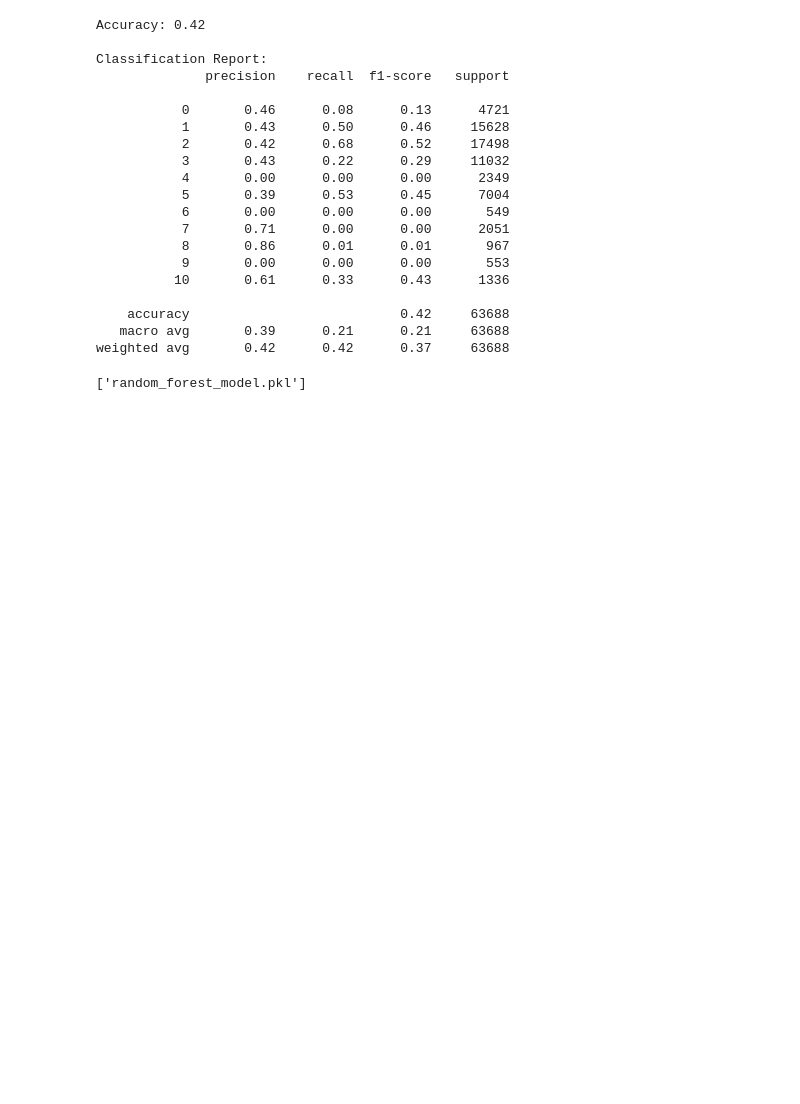
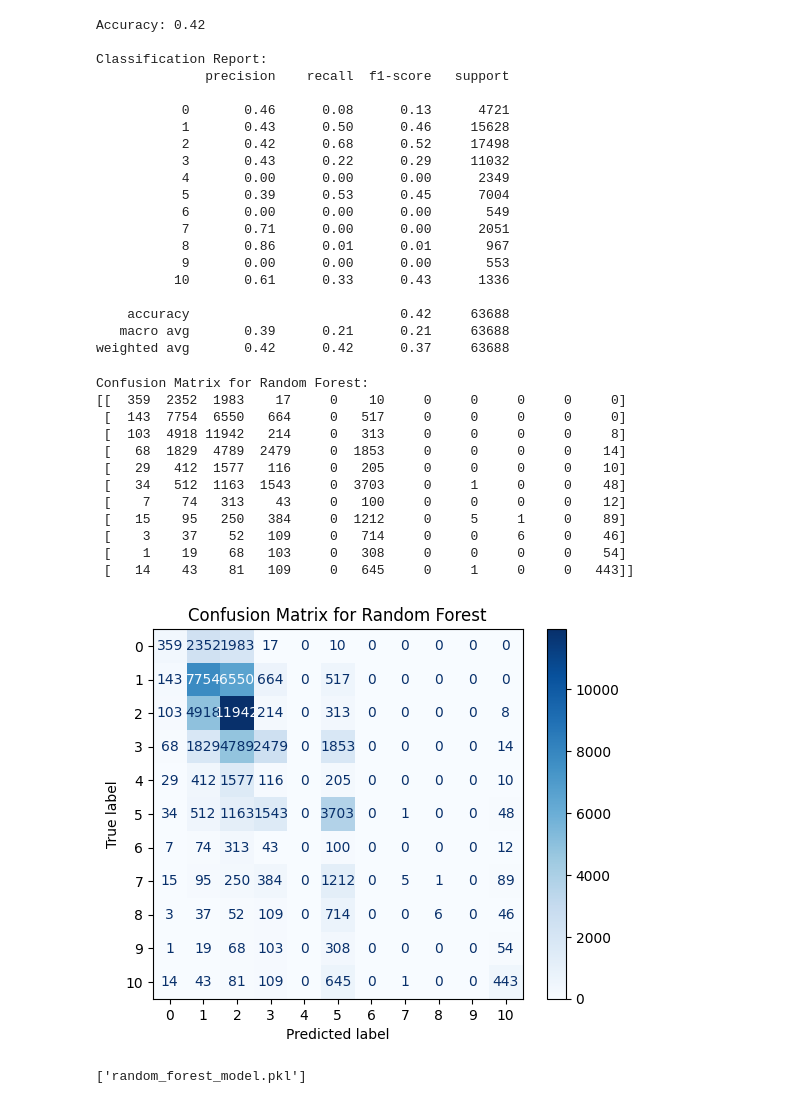
Before and after one commit to Jayjolie1026/4260, a Jupyter notebook: Kmeans-RandomForest.ipynb, the cells around one changed output. Drawn from its saved outputs; the diff is of its cells as text; code cells hidden in the pictures; blank space fills up the shorter version.

```diff
--- a/Kmeans-RandomForest.ipynb
+++ b/Kmeans-RandomForest.ipynb
@@ -431,4 +432,30 @@ Classification Report:
     accuracy                           0.42     63688
    macro avg       0.39      0.21      0.21     63688
 weighted avg       0.42      0.42      0.37     63688
+# %%
+# Generate the confusion matrix
+cm = confusion_matrix(y_test, y_pred)
+
+print("\nConfusion Matrix for Random Forest:")
+print(cm)
+
+
+disp = ConfusionMatrixDisplay(confusion_matrix=cm, display_labels=rf_classifier.classes_)
+disp.plot(cmap=plt.cm.Blues)
+plt.title("Confusion Matrix for Random Forest")
+plt.show()
+# %% [output]
+Confusion Matrix for Random Forest:
+[[  359  2352  1983    17     0    10     0     0     0     0     0]
+ [  143  7754  6550   664     0   517     0     0     0     0     0]
+ [  103  4918 11942   214     0   313     0     0     0     0     8]
+ [   68  1829  4789  2479     0  1853     0     0     0     0    14]
+ [   29   412  1577   116     0   205     0     0     0     0    10]
+ [   34   512  1163  1543     0  3703     0     1     0     0    48]
+ [    7    74   313    43     0   100     0     0     0     0    12]
+ [   15    95   250   384     0  1212     0     5     1     0    89]
+ [    3    37    52   109     0   714     0     0     6     0    46]
+ [    1    19    68   103     0   308     0     0     0     0    54]
+ [   14    43    81   109     0   645     0     1     0     0   443]]
+[figure, added]
 # %%
```
Also changed, not shown: parts of 24 cells of this notebook.
